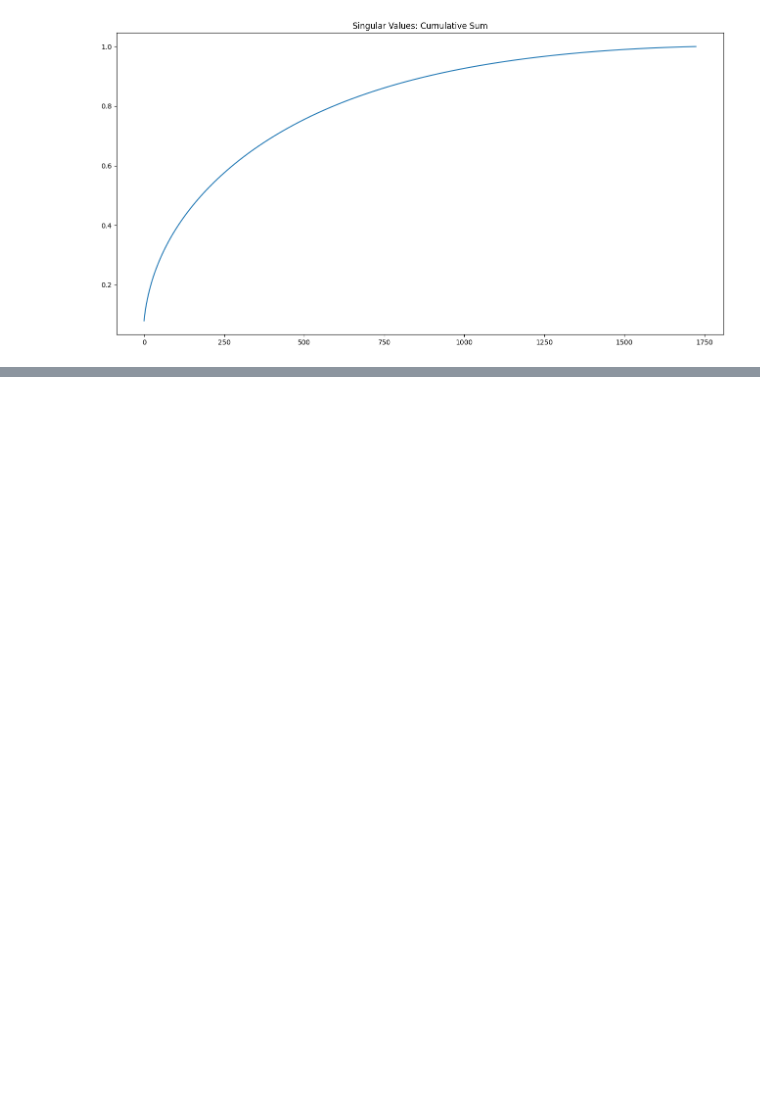
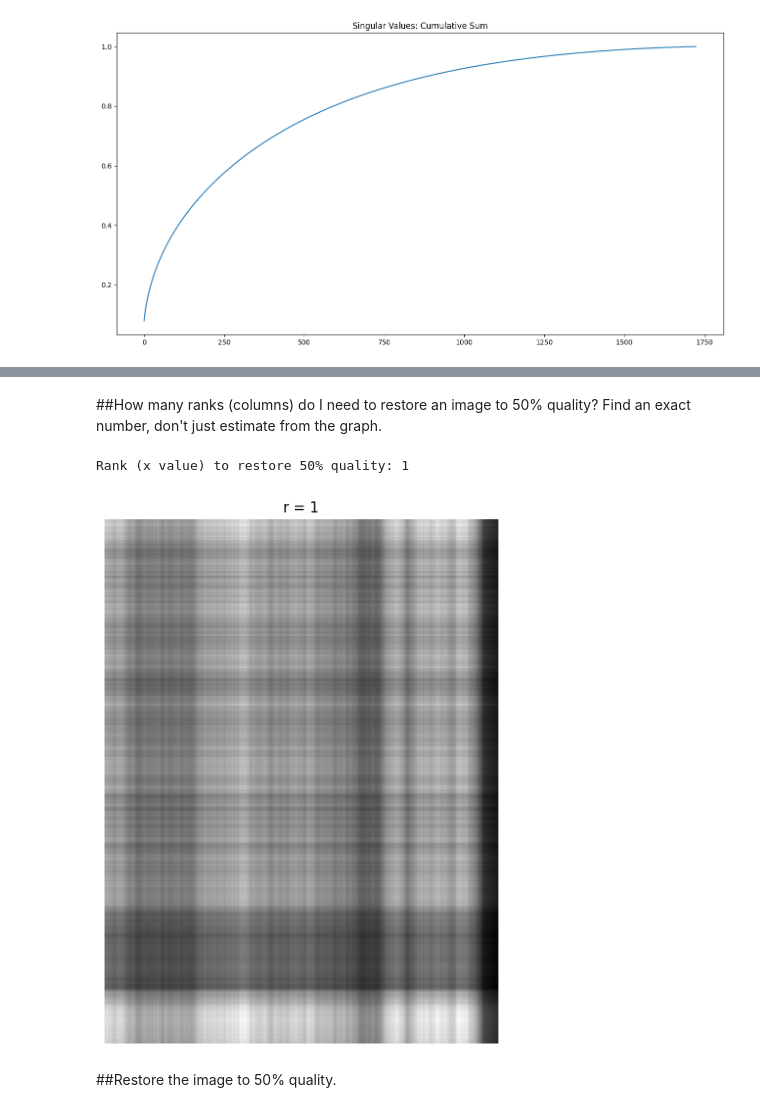
Before and after one commit to MJebran/DataMining3280, a Jupyter notebook: Homework/3280_HW_08.ipynb, the cells around one changed output, grey strips where cells are left out. Saved outputs shown, nothing was run; the diff lists cells and outputs as text; code cells hidden in the pictures; blank space fills up the shorter version.

```diff
--- a/Homework/3280_HW_08.ipynb
+++ b/Homework/3280_HW_08.ipynb
@@ -195,0 +79,35 @@ plt.show()
+# %% [markdown]
+##How many ranks (columns) do I need to restore an image to 50% quality? Find an exact number, don't just estimate from the graph.
+# %%
+# Calculate the cumulative sum of the squared singular values
+new_array = np.where(S >= 0.5, True, False)
+
+singular_values_squared = np.square(S)
+
+cumulative_sum = np.cumsum(singular_values_squared)
+
+# Find the index where the cumulative sum reaches 50% of the total energy
+threshold = cumulative_sum[-1] / 2
+index = np.searchsorted(cumulative_sum, threshold)
+
+# Determine the x value (rank)
+x = index + 1
+
+print("Rank (x value) to restore 50% quality:", x)
+
+j = 1
+r = x
+    # Construct approximate image
+Xapprox = U[:, :r] @ S[0:r, :r] @ VT[:r, :]
+plt.figure(j)
+j += 1
+img = plt.imshow(Xapprox)
+img.set_cmap("gray")
+plt.axis("off")
+plt.title("r = " + str(r))
+plt.show()
+# %% [output]
+Rank (x value) to restore 50% quality: 1
+[figure, added]
+# %% [markdown]
+##Restore the image to 50% quality.
```
Also changed, not shown: parts of 20 cells of this notebook, 1 other file.
